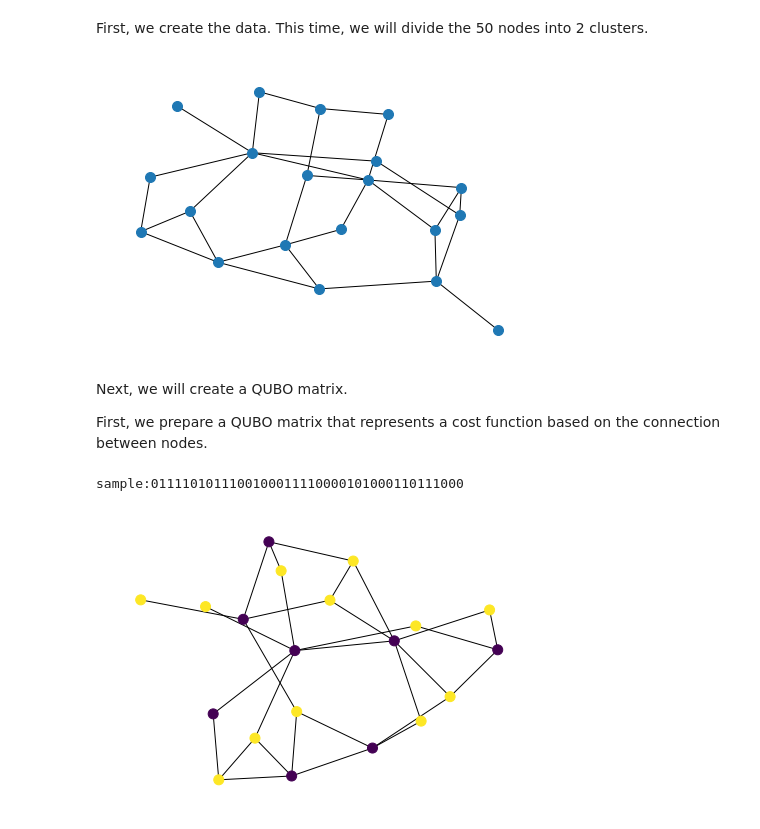
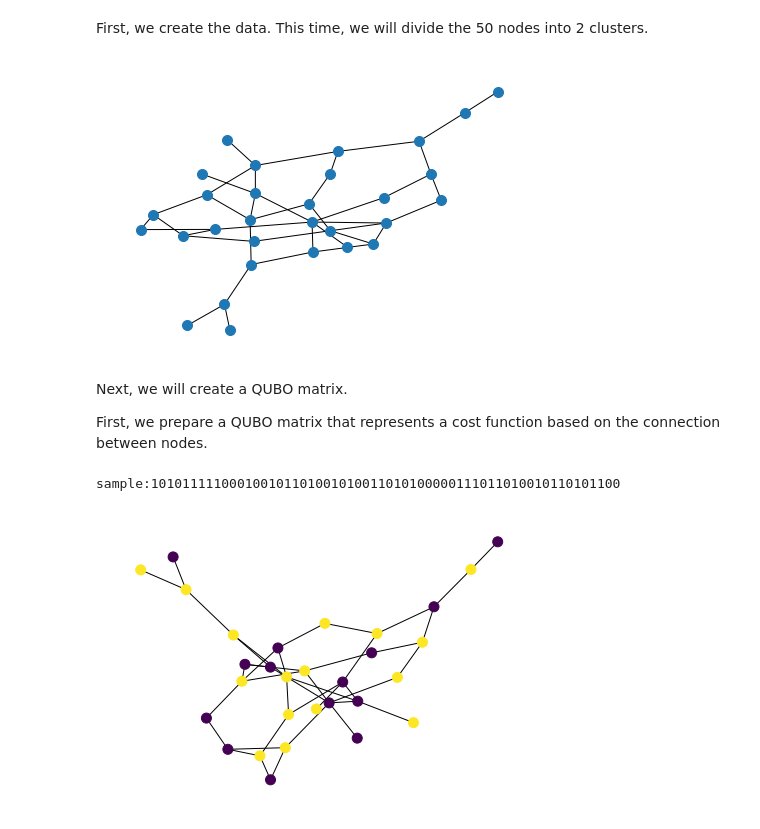
Before and after one commit to Qaqarot/qaqarot-tutorials, a Jupyter notebook: tutorial/105_clustering.ipynb, the cells around one changed output. Drawn from its saved outputs; the diff is of its cells as text; code cells hidden in the pictures.

```diff
--- a/tutorial/105_clustering.ipynb
+++ b/tutorial/105_clustering.ipynb
@@ -74,17 +74,17 @@ First, we create the data. This time, we will divide the 50 nodes into 2 cluster
 # %%
 import networkx as nx
 import matplotlib.pyplot as plt
 
-n = 20
-m = 30
+n = 30
+m = 40
 seed = 15
 
 options = {'node_size': 100}
 
 G = nx.gnm_random_graph(n, m, seed = seed)
 nx.draw(G, **options)
 # %% [output]
-[figure, old version]
+[figure, new version]
 # %% [markdown]
 Next, we will create a QUBO matrix.
 
@@ -107,5 +107,5 @@ print("sample:"+ str(sample))
 
 nx.draw(G, **options, node_color=[int(s) for s in list(sample[:n])])
 # %% [output]
-sample:0111101011100100011110000101000110111000
+sample:101011111000100101101001010011010100000111011010010110101100
-[figure, old version]
+[figure, new version]
```
